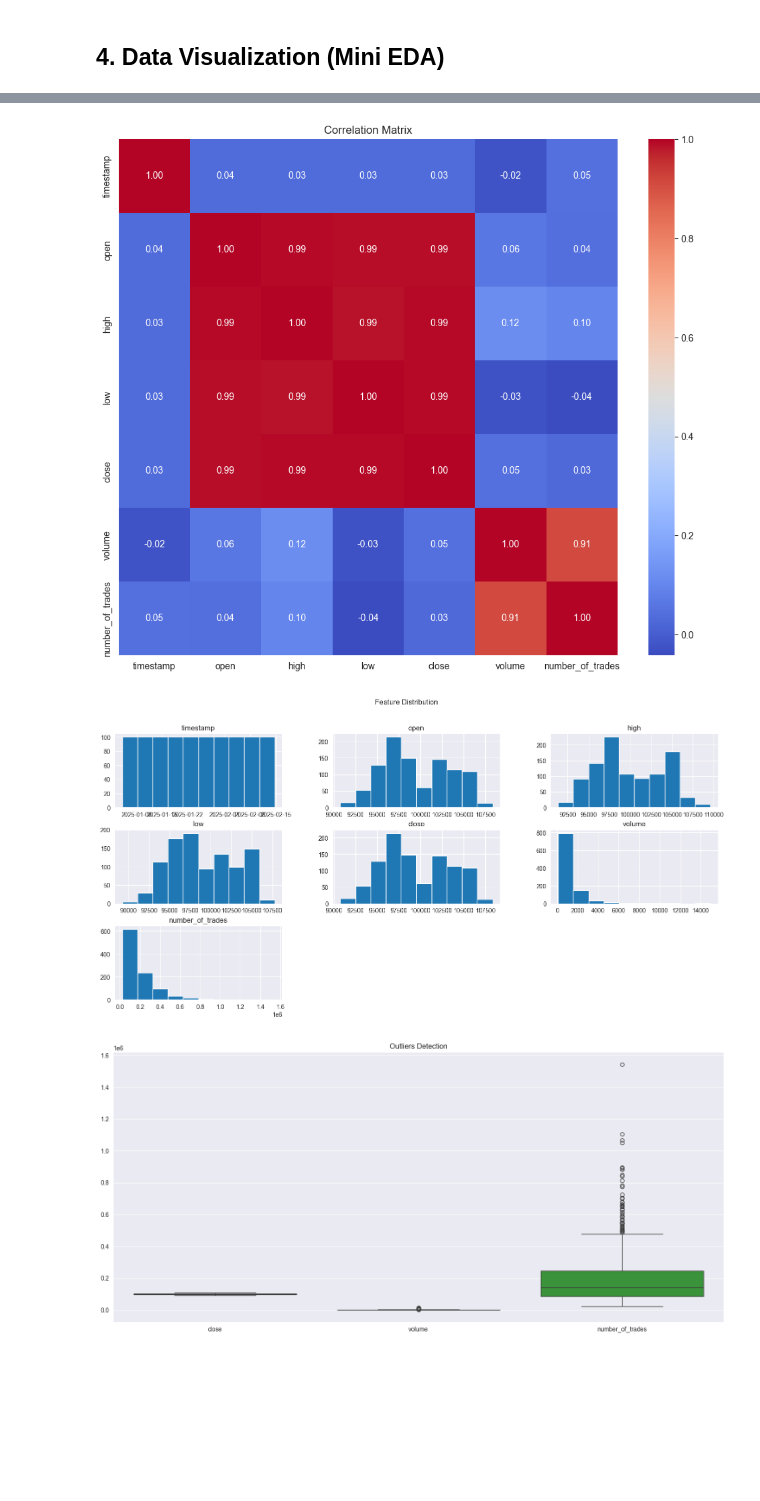
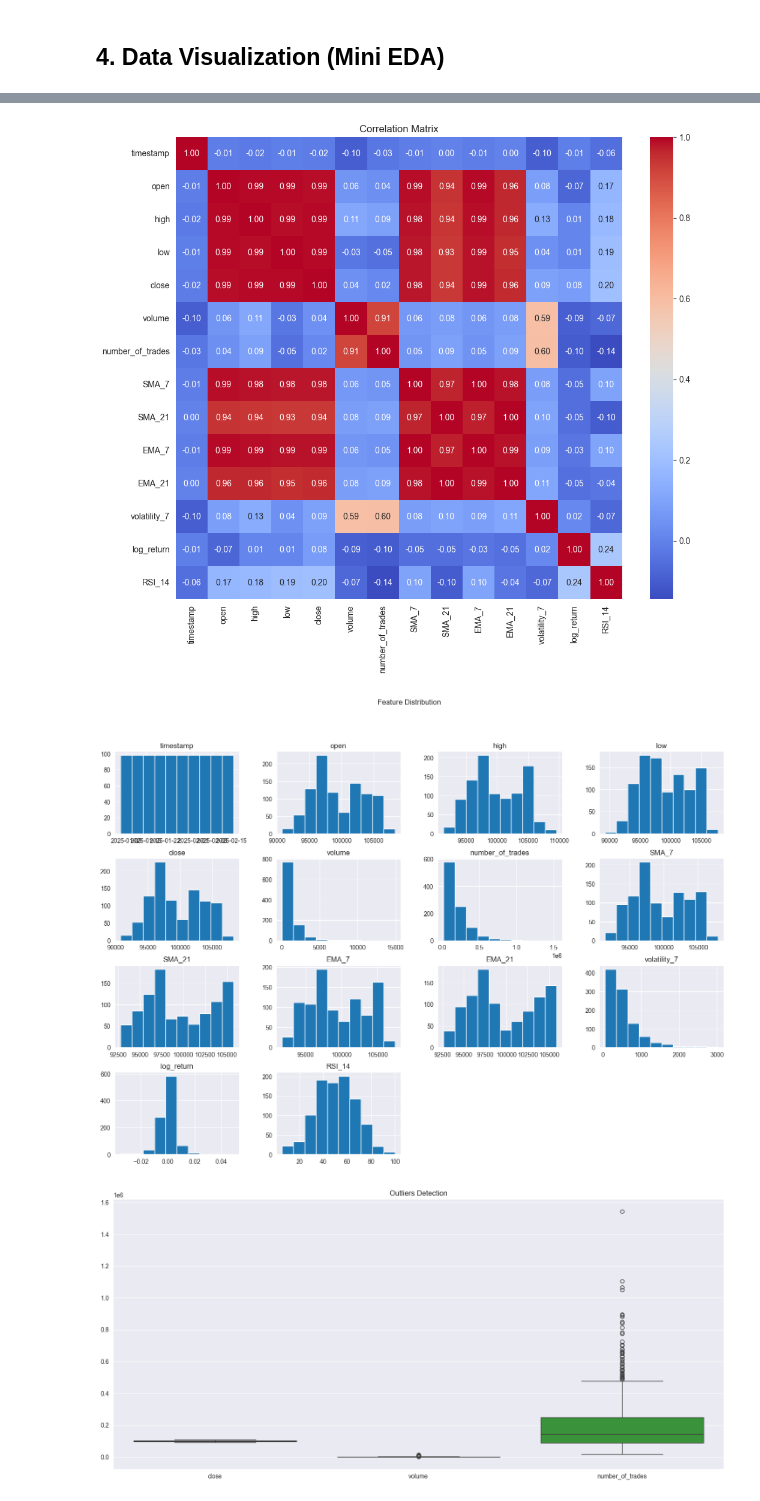
Before and after one commit to VictorMDSS/De_Sousa_Sanchez_Victor_Manuel_CriptoPredict, a Jupyter notebook: main.ipynb, the cells around one changed output, grey strips where cells are left out. Drawn from its saved outputs; the diff is of its cells as text; code cells hidden in the pictures; blank space fills up the shorter version.

```diff
--- a/main.ipynb
+++ b/main.ipynb
@@ -108,0 +113,29 @@ df_cripto["SMA_7"]
+# %%
+# Simple Media (SMA)
+
+df_cripto["SMA_7"] = df_cripto["close"].rolling(window=7).mean()
+df_cripto["SMA_21"] = df_cripto["close"].rolling(window=21).mean()
+
+# Exponencial Movil Media
+df_cripto["EMA_7"] = df_cripto["close"].ewm(span= 7, adjust=False).mean()
+df_cripto["EMA_21"] = df_cripto["close"].ewm(span=21, adjust=False).mean()
+
+# Volatility (STD Last 7 periods)
+df_cripto["volatility_7"] = df_cripto["close"].rolling(window=7).std()
+
+# Logaritmic Return
+df_cripto["log_return"] = np.log(df_cripto["close"] / df_cripto["close"].shift(1))
+
+
+#Relative Strong Index (RSI)
+
+def calculate_rsi(series, period=14):
+    delta = series.diff()
+    gain = (delta.where(delta > 0,0)).rolling(window= period).mean()
+    loss = (-delta.where(delta < 0,0)).rolling(window=period).mean()
+    rs = gain/ loss
+    return 100 - (100 /(1 +rs))
+
+df_cripto["RSI_14"] = calculate_rsi(df_cripto["close"], 14)
+
+print(df_cripto.head(20))
@@ -108,0 +178,3 @@ df_cripto["SMA_7"]
+# %%
+df_cripto = df_cripto.dropna().reset_index()
+df_cripto.drop("index", inplace= True, axis= 1)
@@ -149,15 +241,15 @@ sns.heatmap(df_cripto.corr(), annot= True, cmap="coolwarm", fmt=".2f")
 plt.title("Correlation Matrix")
 plt.show()
 # %% [output]
-[figure, old version]
+[figure, new version]
 # %%
 #Feature Distribution
 
-df_cripto.hist(figsize=(18,8))
+df_cripto.hist(figsize=(18,12))
 plt.suptitle("Feature Distribution")
 plt.show()
 # %% [output]
-[figure, old version]
+[figure, new version]
 # %%
 #Outliers
 
```
Also changed, not shown: parts of 25 cells of this notebook, 1 other file.
